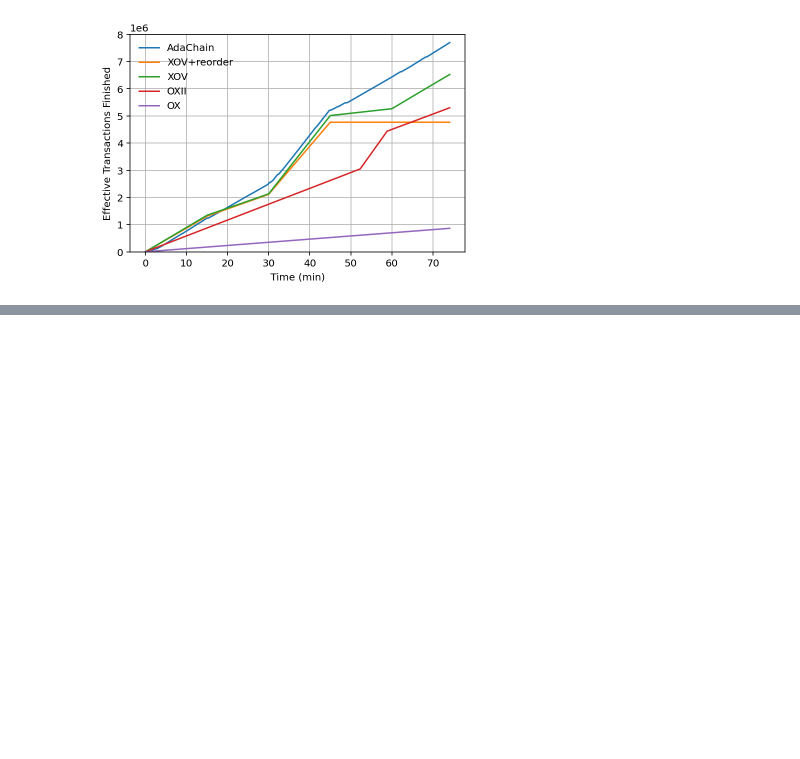
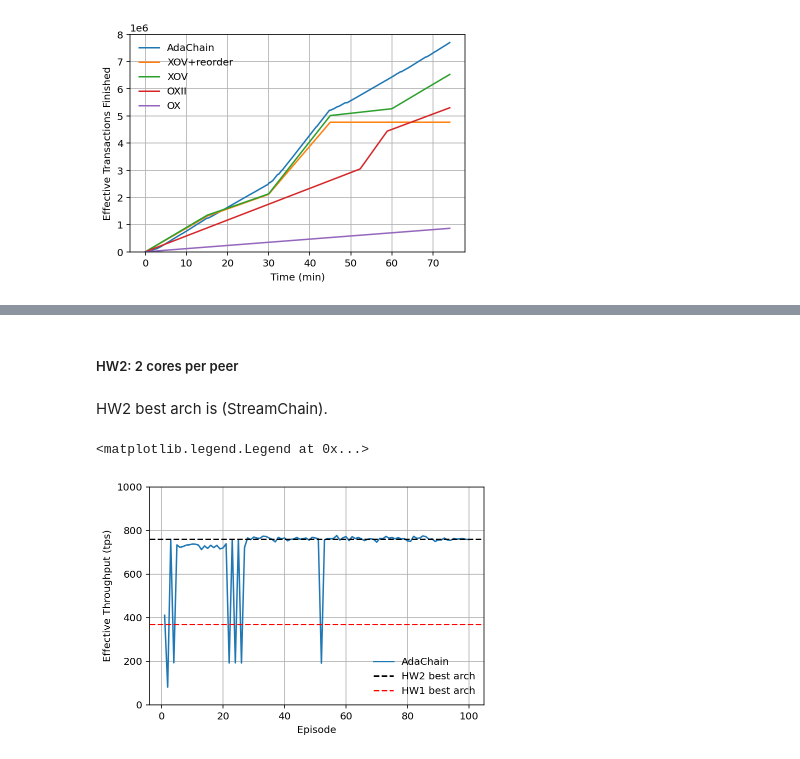
Before and after one commit to chenyuanwu/AdaChain, a Jupyter notebook: src/learning/evaluation.ipynb, the cells around one changed output, grey strips where cells are left out. Cells and saved outputs as stored; diff of their text form; code cells hidden in the pictures; blank space fills up the shorter version.

```diff
--- a/src/learning/evaluation.ipynb
+++ b/src/learning/evaluation.ipynb
@@ -241,0 +276,20 @@ plt.legend(frameon=False)
+# %% [markdown]
+##### HW2: 2 cores per peer
+# %% [markdown]
+HW2 best arch is (StreamChain).
+# %%
+df = pd.read_csv('data/eval3/2_cores.csv')
+df.rename(columns=str.strip, inplace=True)
+
+plt.figure(figsize=(6, 4))
+plt.xlabel('Episode')
+plt.ylabel('Effective Throughput (tps)')
+plt.ylim(0, 1000)
+plt.plot(range(1, len(df) + 1), df['throughput'], label='AdaChain')
+plt.axhline(y=760, color="black", linestyle="--", label="HW2 best arch")
+plt.axhline(y=370, color="red", linestyle="--", label="HW1 best arch")
+plt.grid(True)
+plt.legend(frameon=False)
+# %% [output]
+<matplotlib.legend.Legend at 0x...>
+[figure, added]
```
Also changed, not shown: parts of 8 cells of this notebook, 3 other files.
